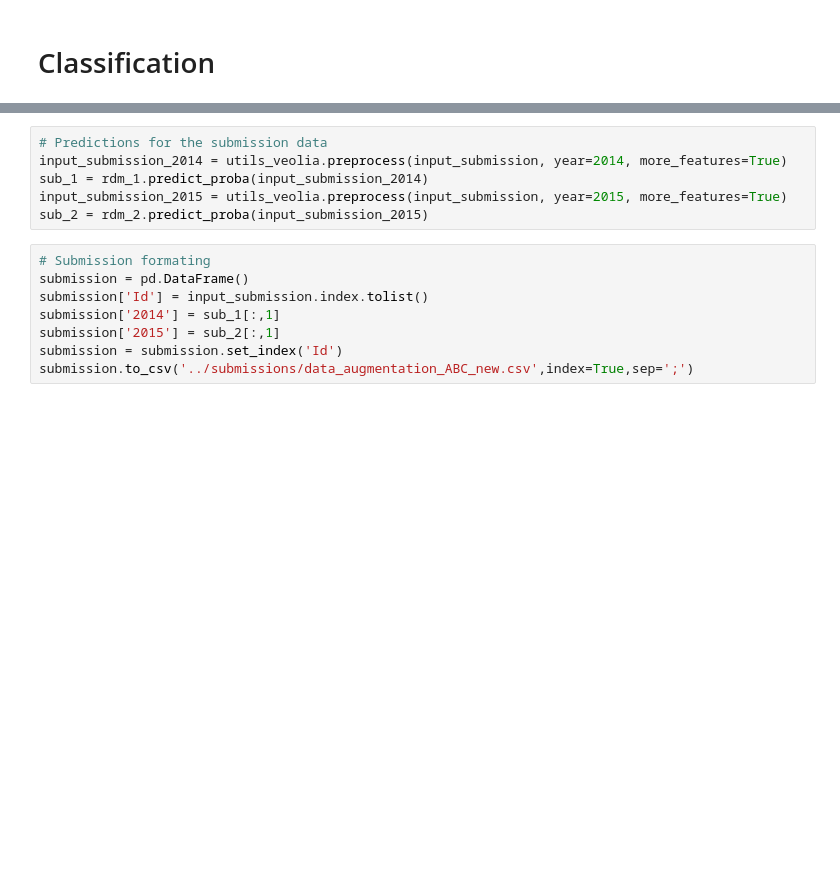
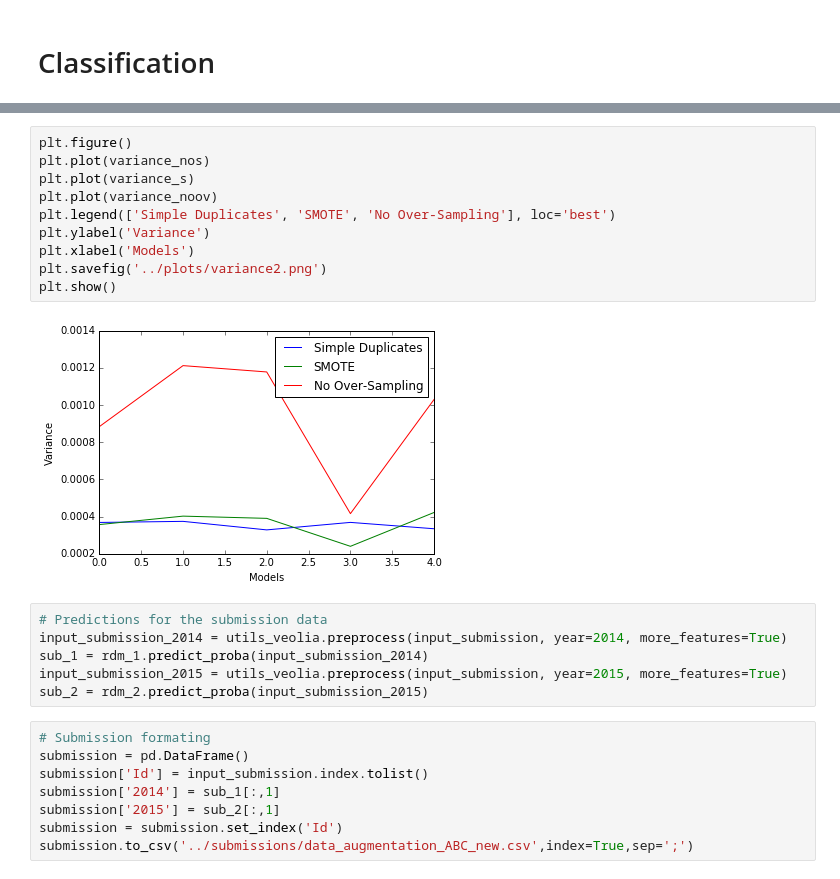
Before and after one commit to christophelanternier/Veolia_TB_CL, a Jupyter notebook: code/JET2.ipynb, the cells around one changed output, grey strips where cells are left out. Drawn from its saved outputs; the diff is of its cells as text; blank space fills up the shorter version.

```diff
--- a/code/JET2.ipynb
+++ b/code/JET2.ipynb
@@ -129,3 +176,15 @@ for tupl in list(itertools.product(n_estimators_list, algos)):
+# %%
+plt.figure()
+plt.plot(variance_nos)
+plt.plot(variance_s)
+plt.plot(variance_noov)
+plt.legend(['Simple Duplicates', 'SMOTE', 'No Over-Sampling'], loc='best')
+plt.ylabel('Variance')
+plt.xlabel('Models')
+plt.savefig('../plots/variance2.png')
+plt.show()
+# %% [output]
+[figure, added]
 # %%
 # Predictions for the submission data
 input_submission_2014 = utils_veolia.preprocess(input_submission, year=2014, more_features=True)
```
Also changed, not shown: parts of 13 cells of this notebook, 22 other files.
